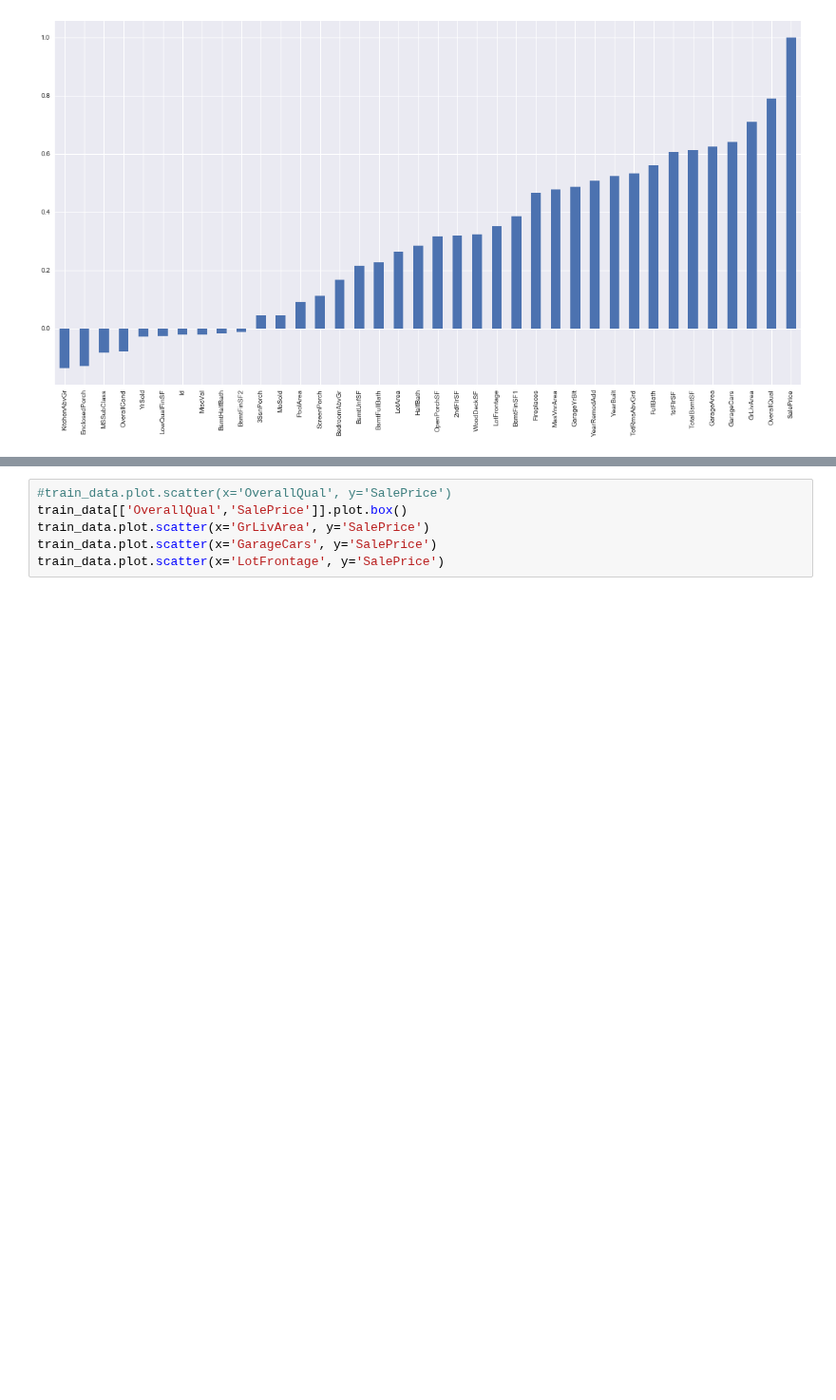
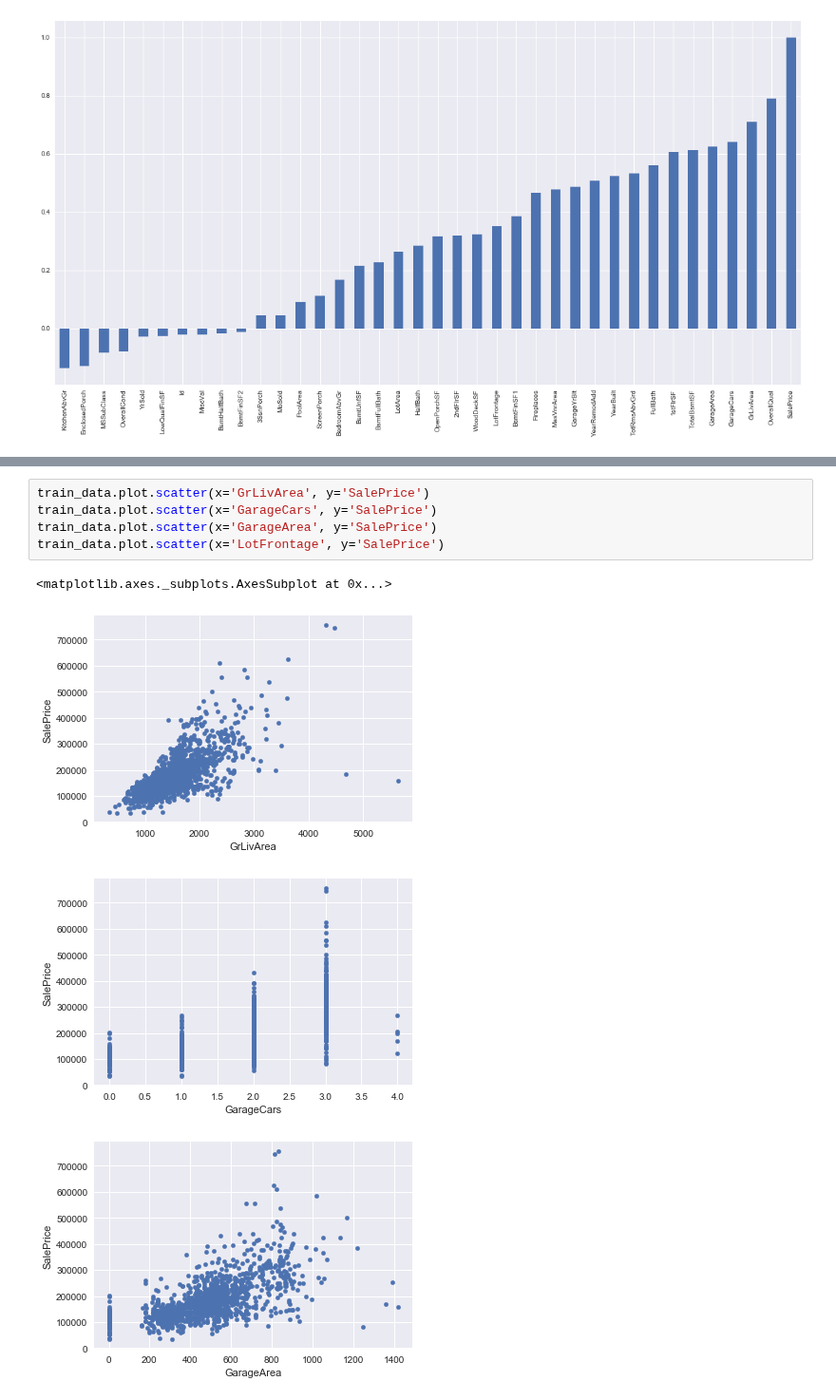
Before and after one commit to latuannetnam/kaggle, a Jupyter notebook: House Prices/House price analysis.ipynb, the cells around one changed output, grey strips where cells are left out. Shown at 95% size. Cells and saved outputs as stored; diff of their text form; blank space fills up the shorter version.

```diff
--- a/House Prices/House price analysis.ipynb
+++ b/House Prices/House price analysis.ipynb
@@ -123,6 +163,10 @@ correlation.plot.bar(figsize=(20,10), sort_columns = True)
 # %%
-#train_data.plot.scatter(x='OverallQual', y='SalePrice')
-train_data[['OverallQual','SalePrice']].plot.box()
 train_data.plot.scatter(x='GrLivArea', y='SalePrice')
 train_data.plot.scatter(x='GarageCars', y='SalePrice')
+train_data.plot.scatter(x='GarageArea', y='SalePrice')
 train_data.plot.scatter(x='LotFrontage', y='SalePrice')
+# %% [output]
+<matplotlib.axes._subplots.AxesSubplot at 0x...>
+[figure, added]
+[figure, added]
+[figure, added]
```
Also changed, not shown: parts of 18 cells of this notebook.
